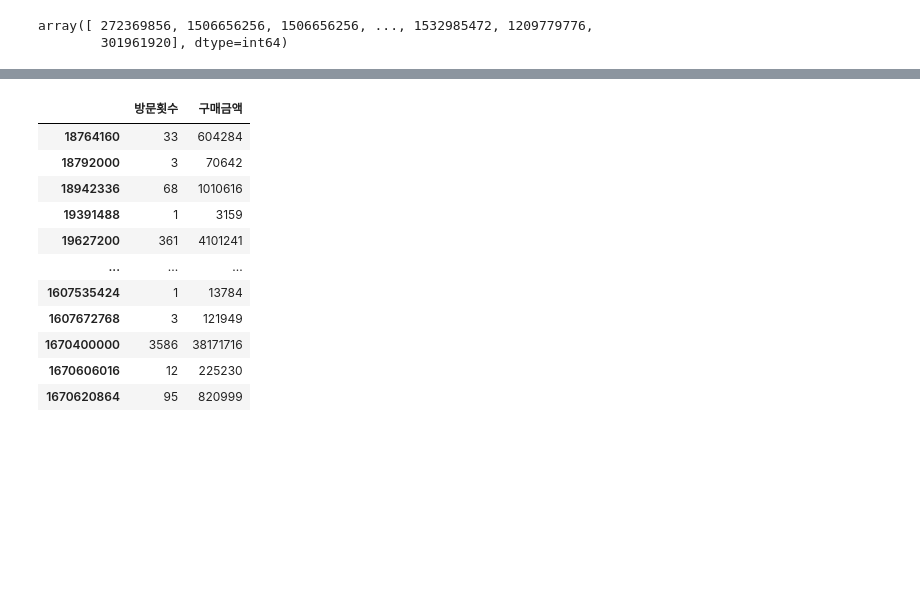
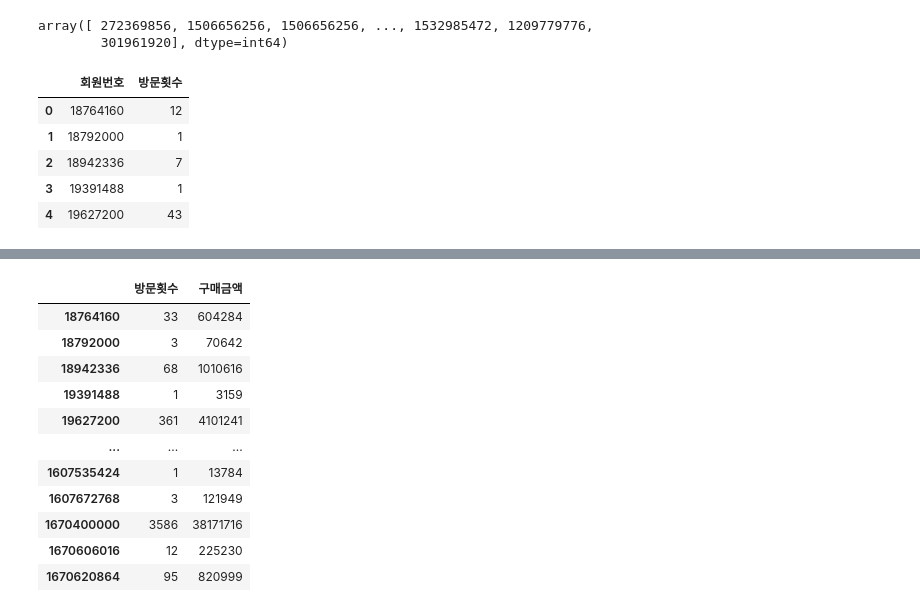
Before and after one commit to sener7106/TIL, a Jupyter notebook: Code/Excersize 4(Ch04).ipynb, the cells around one changed output, grey strips where cells are left out. Cells and saved outputs as stored; diff of their text form; code cells hidden in the pictures; blank space fills up the shorter version.

```diff
--- a/Code/Excersize 4(Ch04).ipynb
+++ b/Code/Excersize 4(Ch04).ipynb
@@ -136,3 +152,15 @@ df['회원번호'].values
 # %% [output]
 array([ 272369856, 1506656256, 1506656256, ..., 1532985472, 1209779776,
         301961920], dtype=int64)
+# %%
+df_freq = df[['회원번호', '공급일자']].drop_duplicates()
+result= df_freq.groupby('회원번호')['공급일자'].count().reset_index()
+result = result.rename(columns = {'공급일자' : '방문횟수'})
+result.head()
+# %% [output]
+|  | 회원번호 | 방문횟수 |
+| 0 | 18764160 | 12 |
+| 1 | 18792000 | 1 |
+| 2 | 18942336 | 7 |
+| 3 | 19391488 | 1 |
+| 4 | 19627200 | 43 |
```
Also changed, not shown: parts of 4 cells of this notebook, 6 other files.
